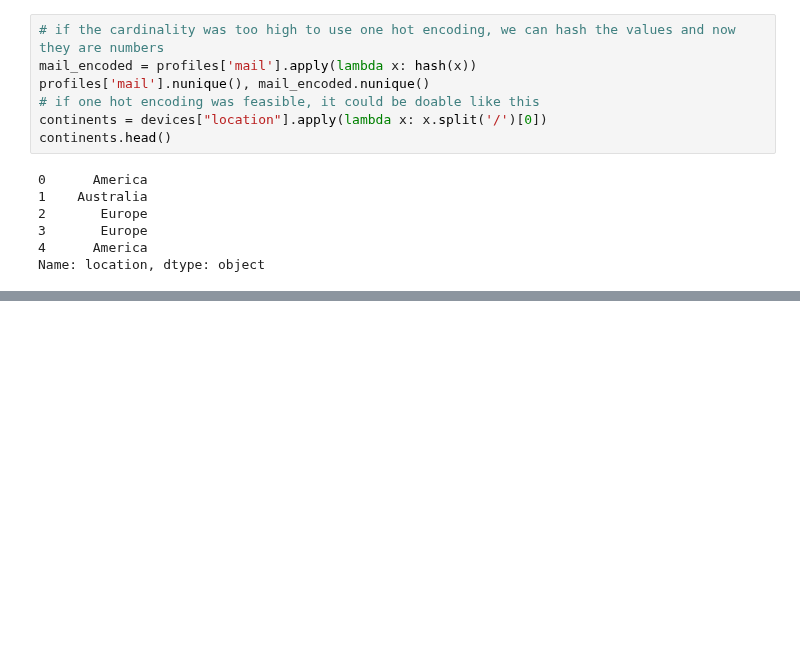
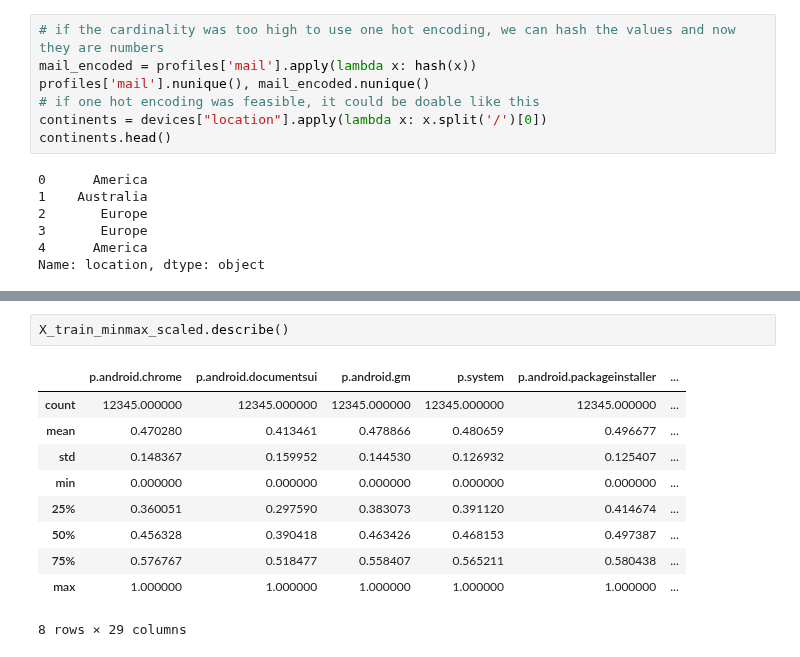
Before and after one commit to MartinH2k3/IAUProject, a Jupyter notebook: Phase2M.ipynb, the cells around one changed output, grey strips where cells are left out. Drawn from its saved outputs; the diff is of its cells as text; blank space fills up the shorter version.

```diff
--- a/Phase2M.ipynb
+++ b/Phase2M.ipynb
@@ -85,0 +127,13 @@ Name: location, dtype: object
+# %%
+X_train_minmax_scaled.describe()
+# %% [output]
+|  | p.android.chrome | p.android.documentsui | p.android.gm | p.system | p.android.packageinstaller | ... |
+| count | 12345.000000 | 12345.000000 | 12345.000000 | 12345.000000 | 12345.000000 | ... |
+| mean | 0.470280 | 0.413461 | 0.478866 | 0.480659 | 0.496677 | ... |
+| std | 0.148367 | 0.159952 | 0.144530 | 0.126932 | 0.125407 | ... |
+| min | 0.000000 | 0.000000 | 0.000000 | 0.000000 | 0.000000 | ... |
+| 25% | 0.360051 | 0.297590 | 0.383073 | 0.391120 | 0.414674 | ... |
+| 50% | 0.456328 | 0.390418 | 0.463426 | 0.468153 | 0.497387 | ... |
+| 75% | 0.576767 | 0.518477 | 0.558407 | 0.565211 | 0.580438 | ... |
+| max | 1.000000 | 1.000000 | 1.000000 | 1.000000 | 1.000000 | ... |
+8 rows × 29 columns
```
Also changed, not shown: parts of 27 cells of this notebook.
